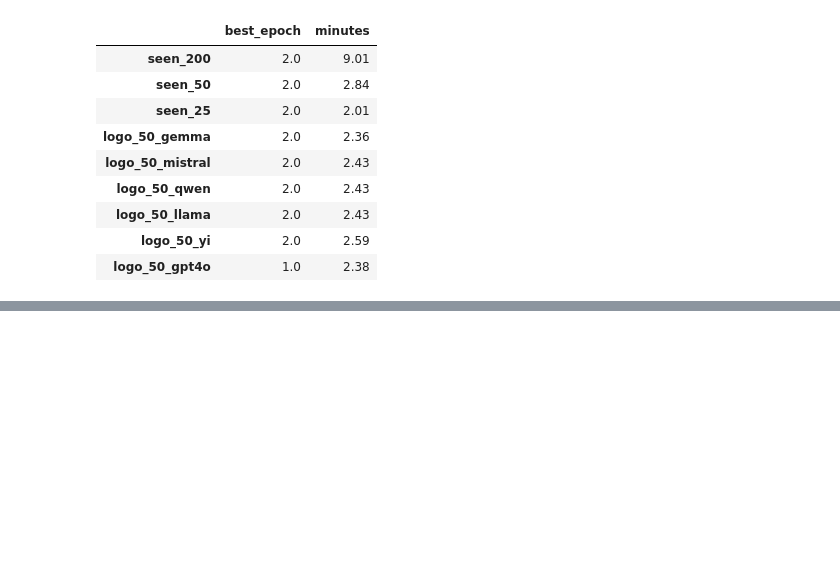
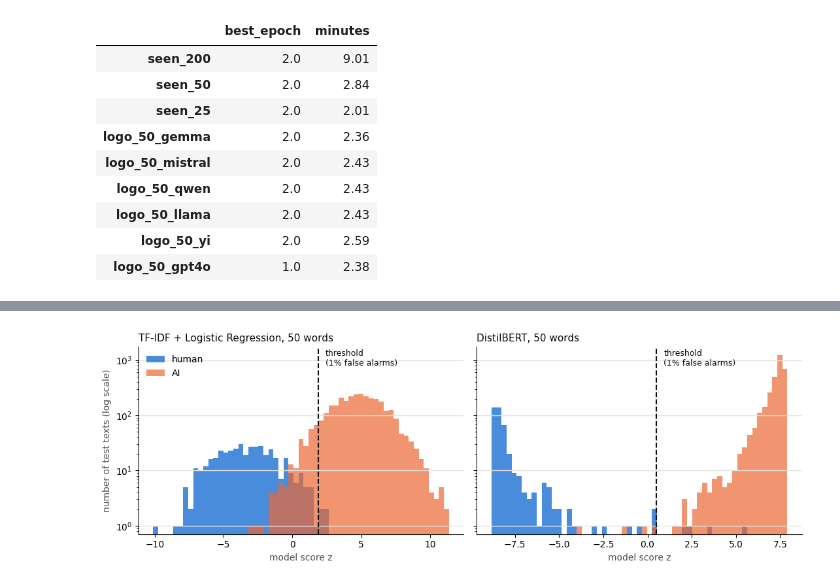
Before and after one commit to brucenguyen0302-code/ai-text-detection, a Jupyter notebook: main.ipynb, the cells around one changed output, grey strips where cells are left out. Saved outputs shown, nothing was run; the diff lists cells and outputs as text; code cells hidden in the pictures; blank space fills up the shorter version.

Commit message:
Add Part 6: error analysis

```diff
--- a/main.ipynb
+++ b/main.ipynb
@@ -2058,0 +2000,14 @@ pd.DataFrame({k: {"best_epoch": v["best_epoch"], "minutes": v["minutes_total"]}
+# %%
+err_rows = []
+for model, frame in seen.items():
+    by_source = frame.groupby("source")["error"].value_counts().unstack(fill_value=0)
+    for src in SOURCES:
+        row = by_source.loc[src] if src in by_source.index else None
+        n = int((frame["source"] == src).sum())
+        err_rows.append({"model": model, "source": src, "n_test": n,
+                         "missed_AI": int(row.get("missed_AI", 0)) if row is not None else 0,
+                         "false_alarm": int(row.get("false_alarm", 0)) if row is not None else 0,
+                         "error_rate": (int(row.get("missed_AI", 0)) + int(row.get("false_alarm", 0))) / n if row is not None else 0})
+errors_by_source = pd.DataFrame(err_rows).pivot(index="source", columns="model",
+                                                values=["n_test", "missed_AI", "false_alarm", "error_rate"]).reindex(SOURCES)
+errors_by_source.round(4)
@@ -2058,0 +2029,25 @@ pd.DataFrame({k: {"best_epoch": v["best_epoch"], "minutes": v["minutes_total"]}
+# %%
+fig, axes = plt.subplots(1, 2, figsize=(11, 3.8), sharey=True)
+for ax, (model, frame) in zip(axes, seen.items()):
+    s = frame["score"]
+    bins = np.linspace(s.min(), s.max(), 60)
+    ax.hist(s[frame["label"] == 0], bins=bins, color="#2a78d6", alpha=0.85, label="human")
+    ax.hist(s[frame["label"] == 1], bins=bins, color="#eb6834", alpha=0.7, label="AI")
+    _, tau = at_equal_fpr(frame)
+    ax.axvline(tau, color=INK, linewidth=1.5, linestyle="--")
+    ax.annotate("threshold\n(1% false alarms)", (tau, 0.9), xycoords=("data", "axes fraction"),
+                xytext=(8, 0), textcoords="offset points", fontsize=9, color=INK)
+    ax.set_yscale("log")
+    ax.set_xlabel("model score z", color=INK_MUTED)
+    ax.set_title({"tfidf": "TF-IDF + Logistic Regression", "bert": "DistilBERT"}[model] + ", 50 words",
+                 loc="left", fontsize=11, color=INK)
+    for sp in ["top", "right"]:
+        ax.spines[sp].set_visible(False)
+    ax.grid(axis="y", color=GRID, linewidth=1)
+axes[0].set_ylabel("number of test texts (log scale)", color=INK_MUTED)
+axes[0].legend(frameon=False, loc="upper left")
+fig.tight_layout()
+fig.savefig(f"{RESULTS}/part6_score_distributions.png", dpi=150)
+plt.show()
+# %% [output]
+[figure, added]
```
Also changed, not shown: parts of 29 cells of this notebook.
